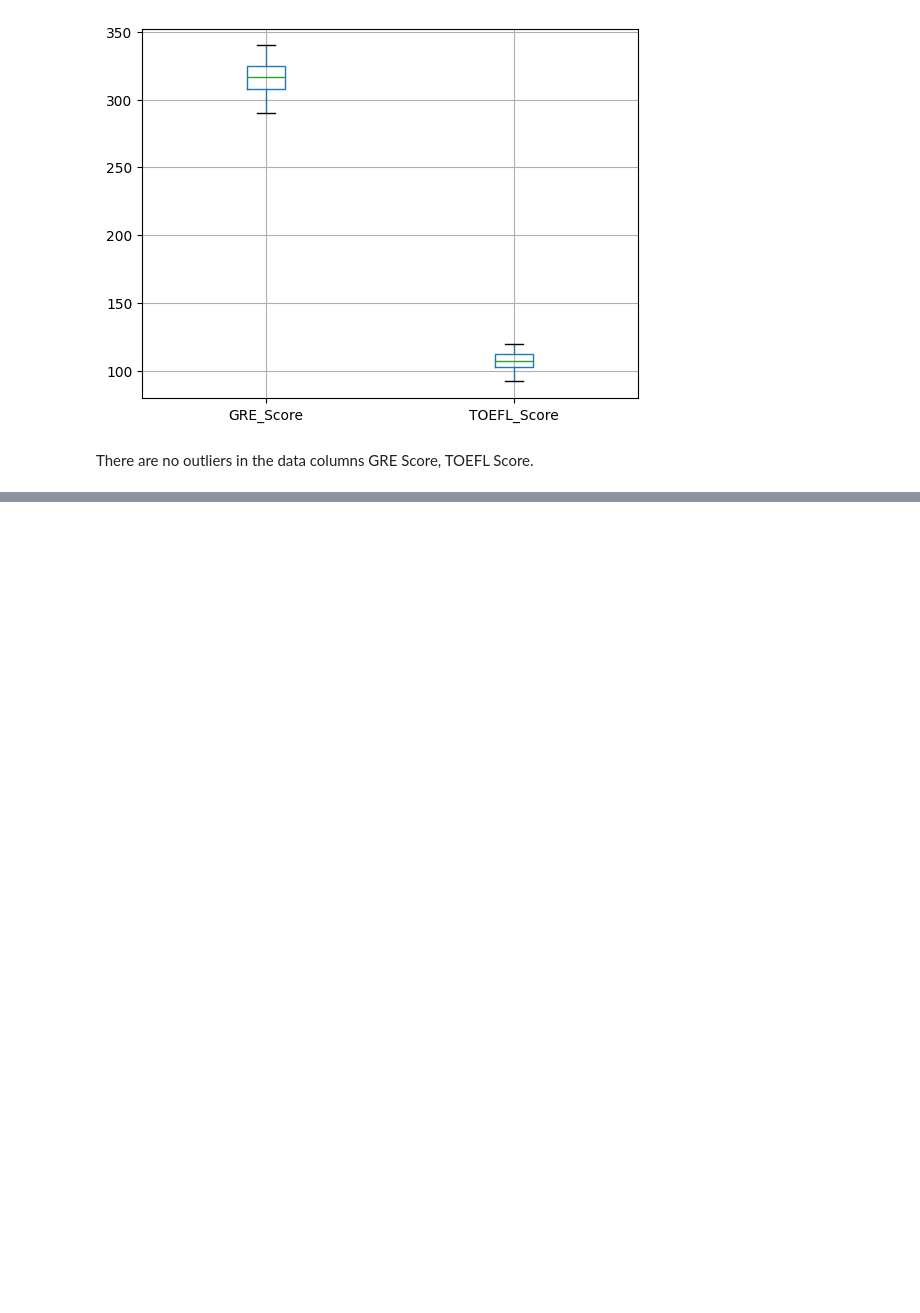
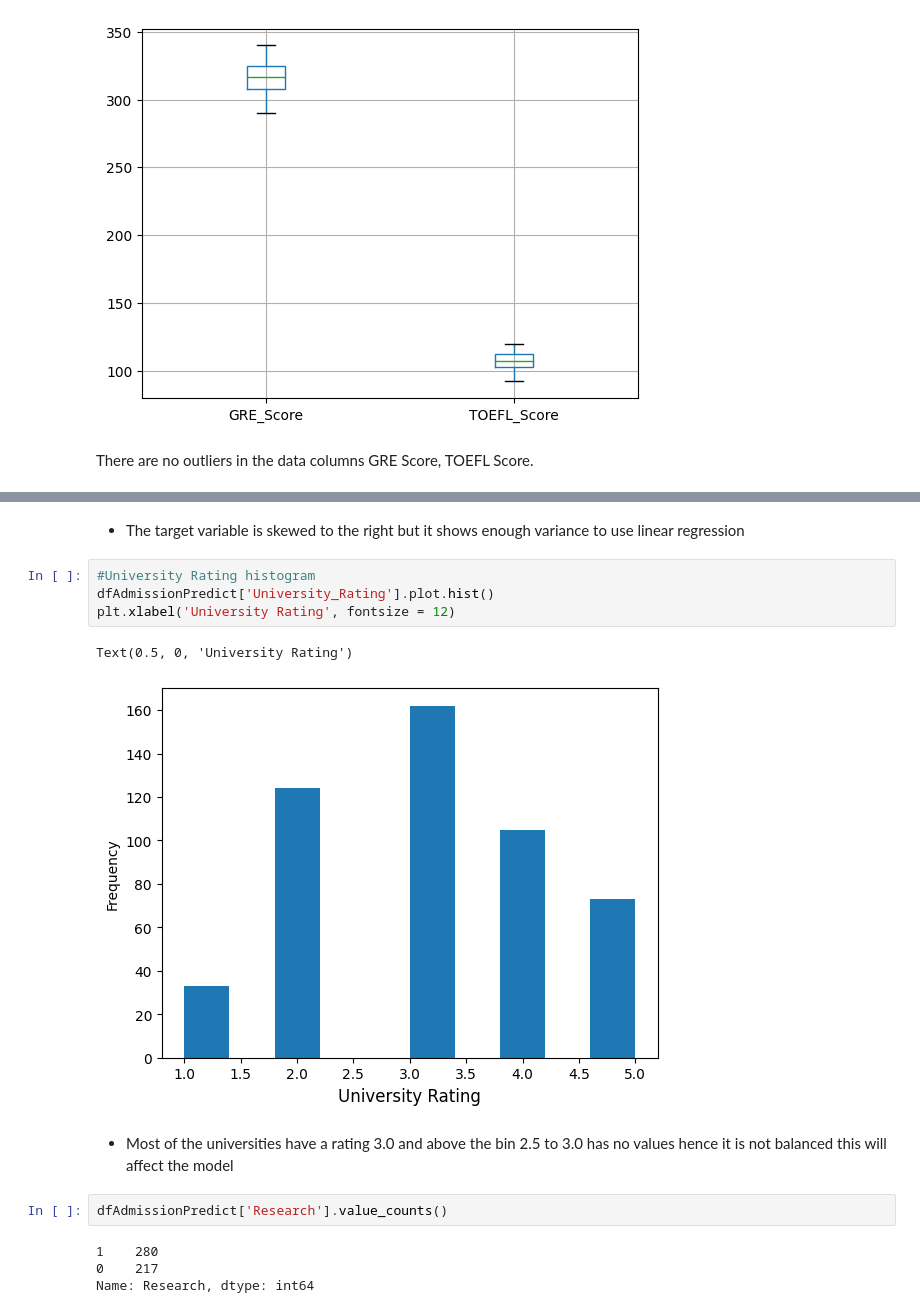
Before and after one commit to JudeTulel/GraduateAdmissionsPrediction, a Jupyter notebook: GraduateAdmissionsPrediction.ipynb, the cells around one changed output, grey strips where cells are left out. Saved outputs shown, nothing was run; the diff lists cells and outputs as text; blank space fills up the shorter version.

```diff
--- a/GraduateAdmissionsPrediction.ipynb
+++ b/GraduateAdmissionsPrediction.ipynb
@@ -168,0 +273,17 @@ There are outliers in the data columns CGPA, LOR.
+# %% [markdown]
+- The target variable is skewed to the right but it shows enough variance to use linear regression
+# %%
+#University Rating histogram
+dfAdmissionPredict['University_Rating'].plot.hist()
+plt.xlabel('University Rating', fontsize = 12)
+# %% [output]
+Text(0.5, 0, 'University Rating')
+[figure, added]
+# %% [markdown]
+- Most of the universities have a rating 3.0 and above the bin 2.5 to 3.0 has no values hence it is not balanced this will affect the model
+# %%
+dfAdmissionPredict['Research'].value_counts()
+# %% [output]
+1    280
+0    217
+Name: Research, dtype: int64
```
Also changed, not shown: parts of 44 cells of this notebook.
